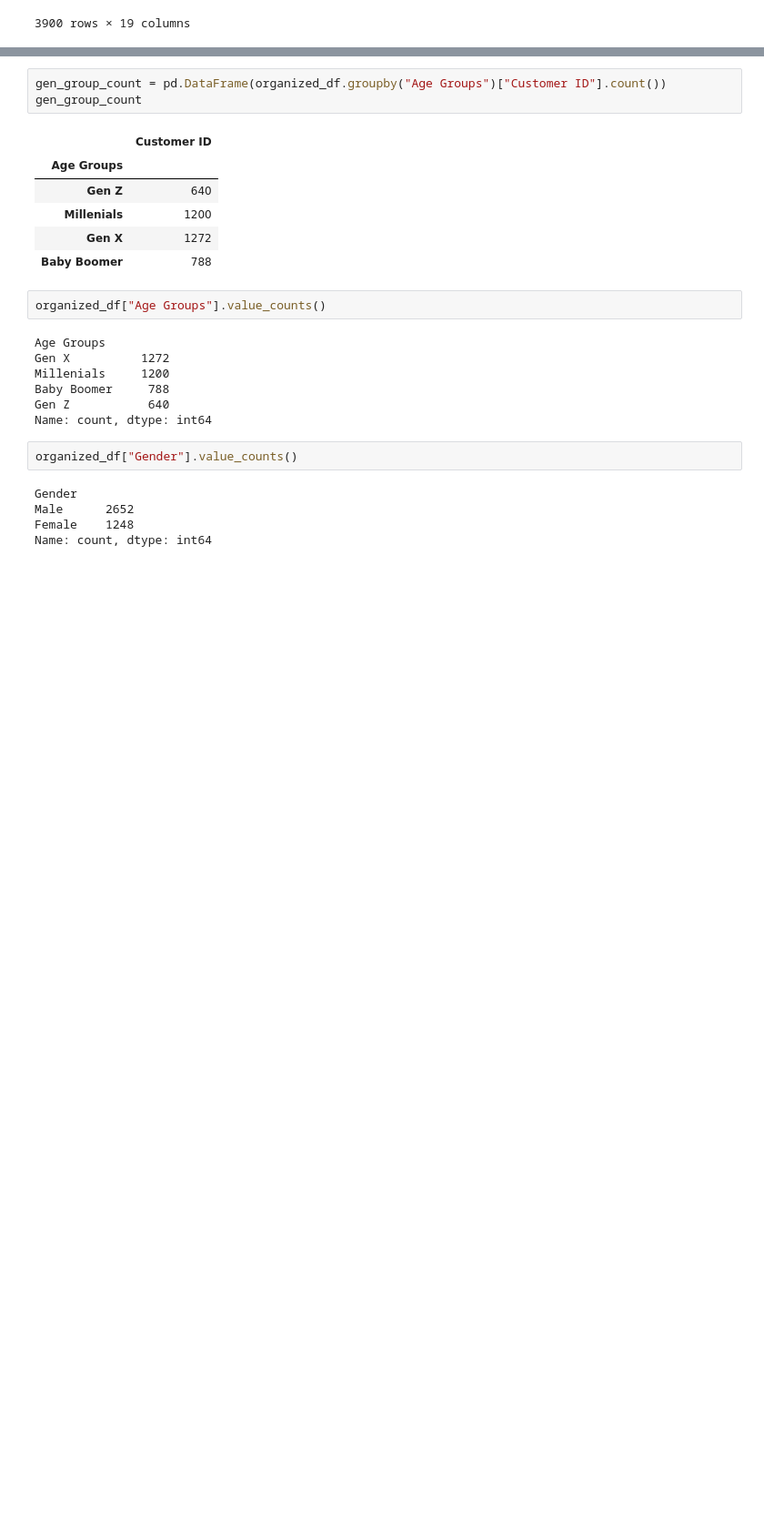
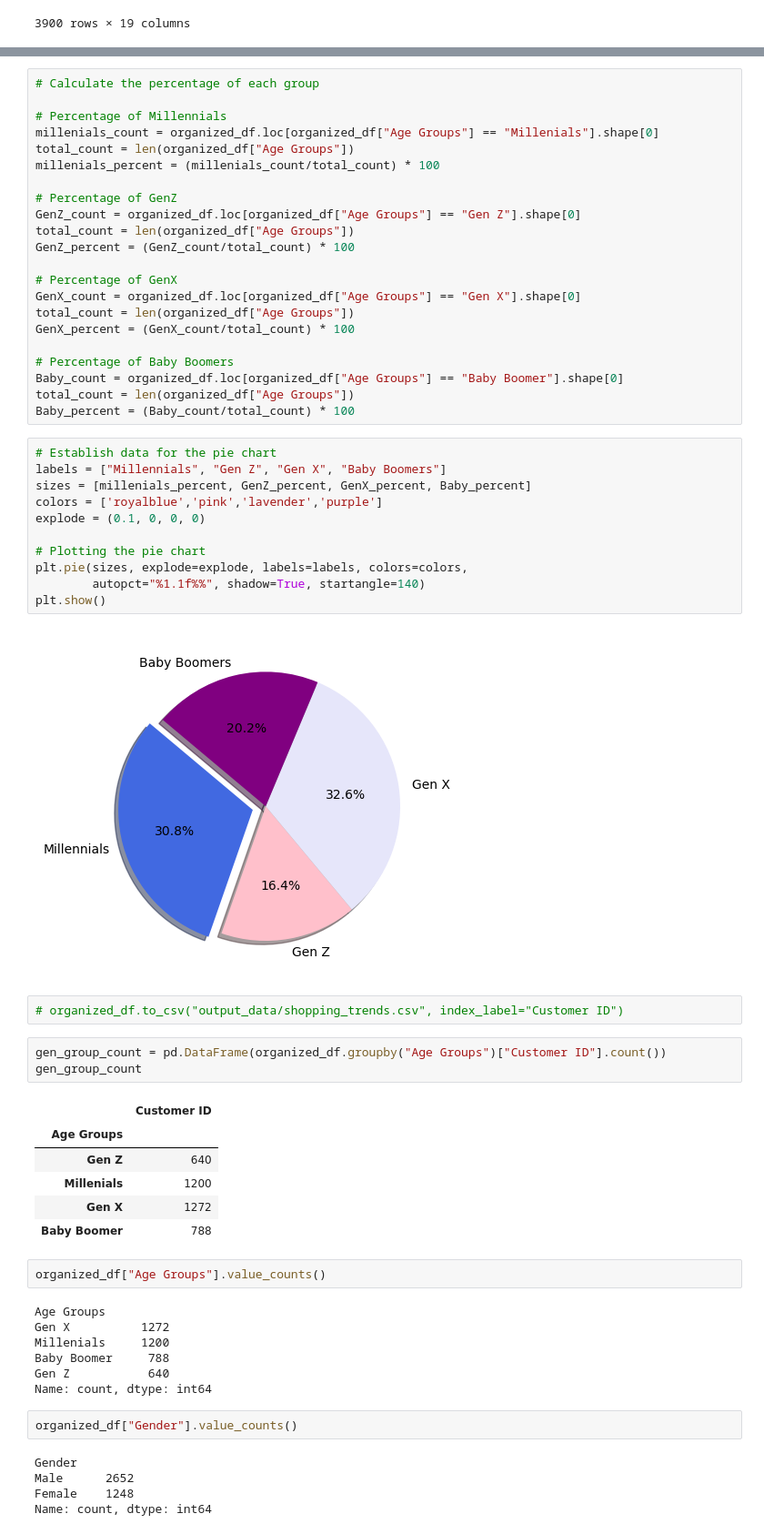
Before and after one commit to mhursh1231/Project-1, a Jupyter notebook: Mia_Notebook.ipynb, the cells around one changed output, grey strips where cells are left out. Shown at 91% size. Saved outputs shown, nothing was run; the diff lists cells and outputs as text; blank space fills up the shorter version.

```diff
--- a/Mia_Notebook.ipynb
+++ b/Mia_Notebook.ipynb
@@ -60,6 +60,43 @@ organized_df.head()
 | 2 | 3 | 50 | Gen X | Male | Jeans | Clothing | 73 | Massachusetts | ... |
 | 3 | 4 | 21 | Gen Z | Male | Sandals | Footwear | 90 | Rhode Island | ... |
 | 4 | 5 | 45 | Gen X | Male | Blouse | Clothing | 49 | Oregon | ... |
+# %%
+# Calculate the percentage of each group
+
+# Percentage of Millennials
+millenials_count = organized_df.loc[organized_df["Age Groups"] == "Millenials"].shape[0]
+total_count = len(organized_df["Age Groups"])
+millenials_percent = (millenials_count/total_count) * 100
+
+# Percentage of GenZ
+GenZ_count = organized_df.loc[organized_df["Age Groups"] == "Gen Z"].shape[0]
+total_count = len(organized_df["Age Groups"])
+GenZ_percent = (GenZ_count/total_count) * 100
+
+# Percentage of GenX
+GenX_count = organized_df.loc[organized_df["Age Groups"] == "Gen X"].shape[0]
+total_count = len(organized_df["Age Groups"])
+GenX_percent = (GenX_count/total_count) * 100
+
+# Percentage of Baby Boomers
+Baby_count = organized_df.loc[organized_df["Age Groups"] == "Baby Boomer"].shape[0]
+total_count = len(organized_df["Age Groups"])
+Baby_percent = (Baby_count/total_count) * 100
+# %%
+# Establish data for the pie chart
+labels = ["Millennials", "Gen Z", "Gen X", "Baby Boomers"]
+sizes = [millenials_percent, GenZ_percent, GenX_percent, Baby_percent]
+colors = ['royalblue','pink','lavender','purple']
+explode = (0.1, 0, 0, 0)
+
+# Plotting the pie chart
+plt.pie(sizes, explode=explode, labels=labels, colors=colors,
+        autopct="%1.1f%%", shadow=True, startangle=140)
+plt.show()
+# %% [output]
+[figure, added]
+# %%
+# organized_df.to_csv("output_data/shopping_trends.csv", index_label="Customer ID")
 # %%
 gen_group_count = pd.DataFrame(organized_df.groupby("Age Groups")["Customer ID"].count())
 gen_group_count
```
Also changed, not shown: parts of 26 cells of this notebook.
